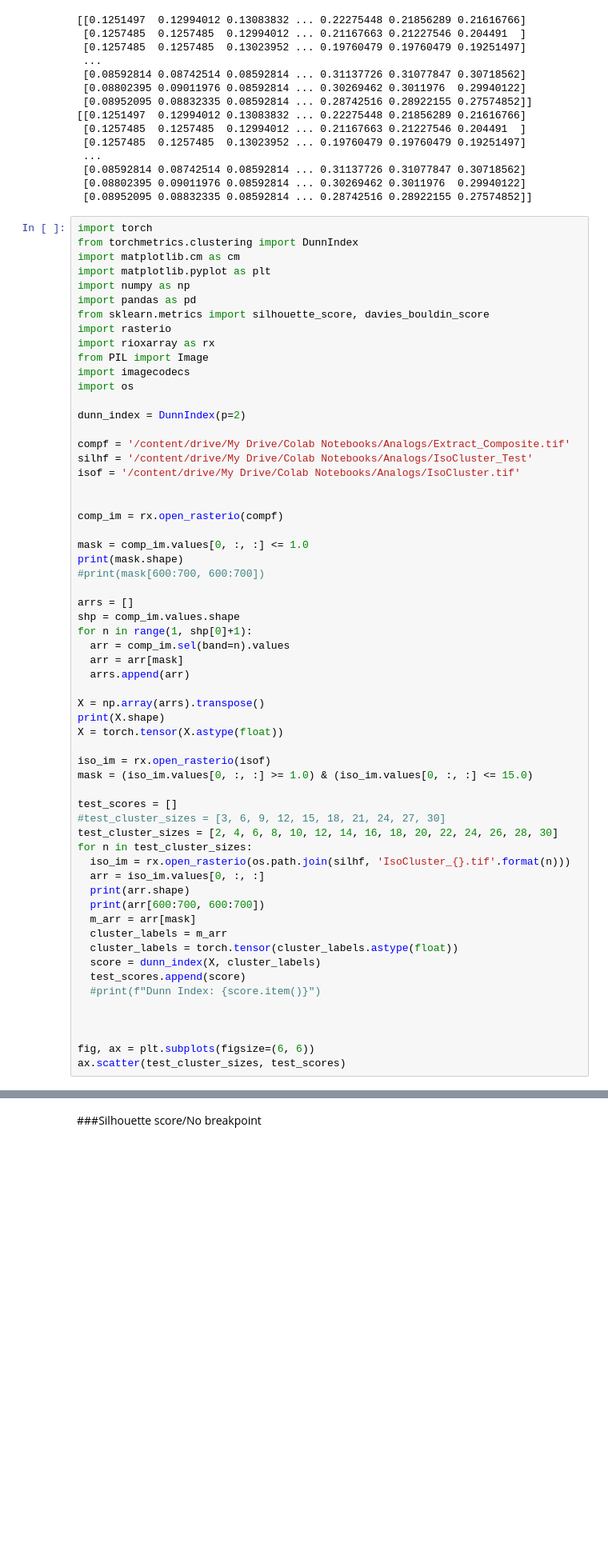
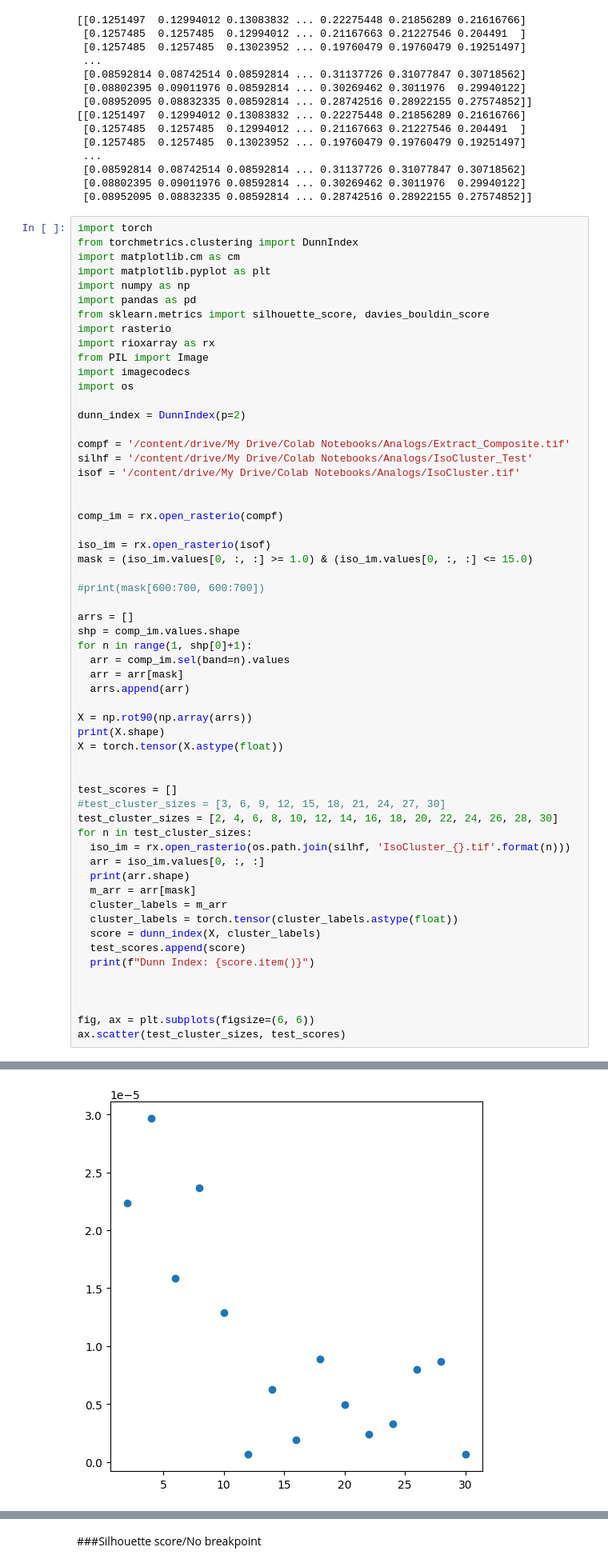
Before and after one commit to afullhart/climateanalogs, a Jupyter notebook: Figures/Score_1brkpt_TESTING.ipynb, the cells around one changed output, grey strips where cells are left out. Shown at 80% size. Saved outputs shown, nothing was run; the diff lists cells and outputs as text; blank space fills up the shorter version.

```diff
--- a/Figures/Score_1brkpt_TESTING.ipynb
+++ b/Figures/Score_1brkpt_TESTING.ipynb
@@ -97,8 +97,9 @@ isof = '/content/drive/My Drive/Colab Notebooks/Analogs/IsoCluster.tif'
 
 comp_im = rx.open_rasterio(compf)
 
-mask = comp_im.values[0, :, :] <= 1.0
-print(mask.shape)
+iso_im = rx.open_rasterio(isof)
+mask = (iso_im.values[0, :, :] >= 1.0) & (iso_im.values[0, :, :] <= 15.0)
+
 #print(mask[600:700, 600:700])
 
 arrs = []
@@ -108,12 +109,10 @@ for n in range(1, shp[0]+1):
   arr = arr[mask]
   arrs.append(arr)
 
-X = np.array(arrs).transpose()
+X = np.rot90(np.array(arrs))
 print(X.shape)
 X = torch.tensor(X.astype(float))
 
-iso_im = rx.open_rasterio(isof)
-mask = (iso_im.values[0, :, :] >= 1.0) & (iso_im.values[0, :, :] <= 15.0)
 
 test_scores = []
 #test_cluster_sizes = [3, 6, 9, 12, 15, 18, 21, 24, 27, 30]
@@ -122,13 +121,12 @@ for n in test_cluster_sizes:
   iso_im = rx.open_rasterio(os.path.join(silhf, 'IsoCluster_{}.tif'.format(n)))
   arr = iso_im.values[0, :, :]
   print(arr.shape)
-  print(arr[600:700, 600:700])
   m_arr = arr[mask]
   cluster_labels = m_arr
   cluster_labels = torch.tensor(cluster_labels.astype(float))
   score = dunn_index(X, cluster_labels)
   test_scores.append(score)
-  #print(f"Dunn Index: {score.item()}")
+  print(f"Dunn Index: {score.item()}")
 
 
 
@@ -155,3 +154,4 @@ ax.scatter(test_cluster_sizes, test_scores)
+[figure, added]
 # %%
 import torch
 from torchmetrics.clustering import DunnIndex
```
Also changed, not shown: parts of 2 cells of this notebook.
